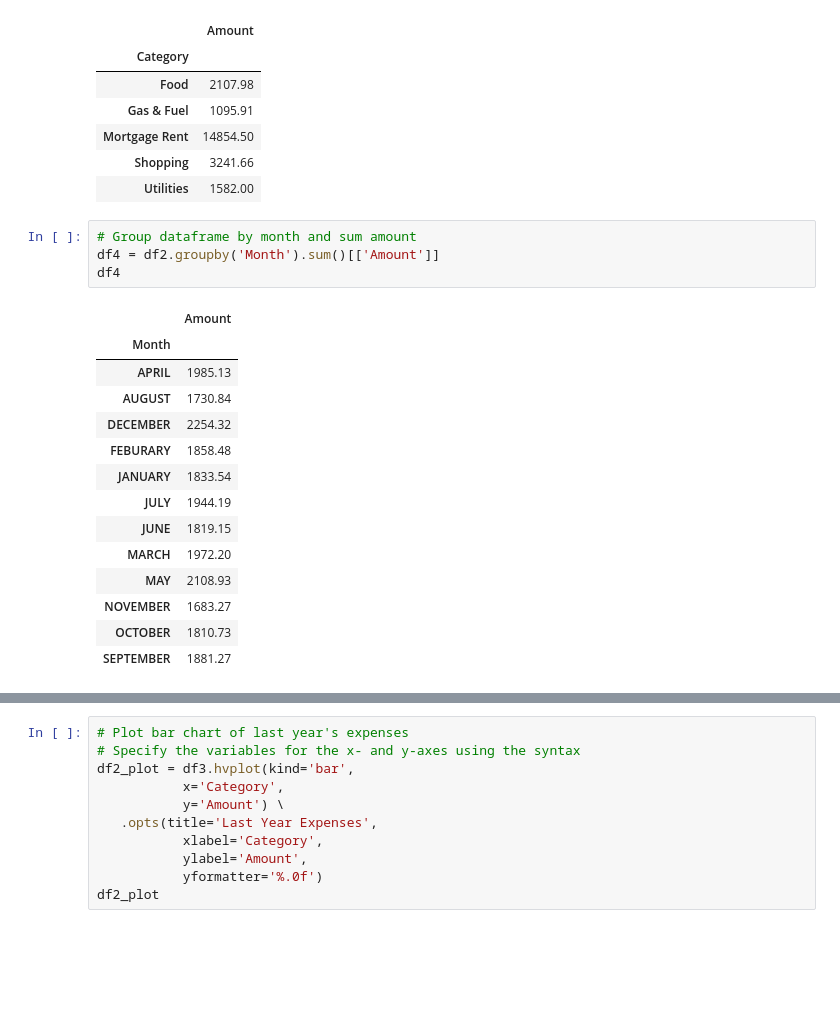
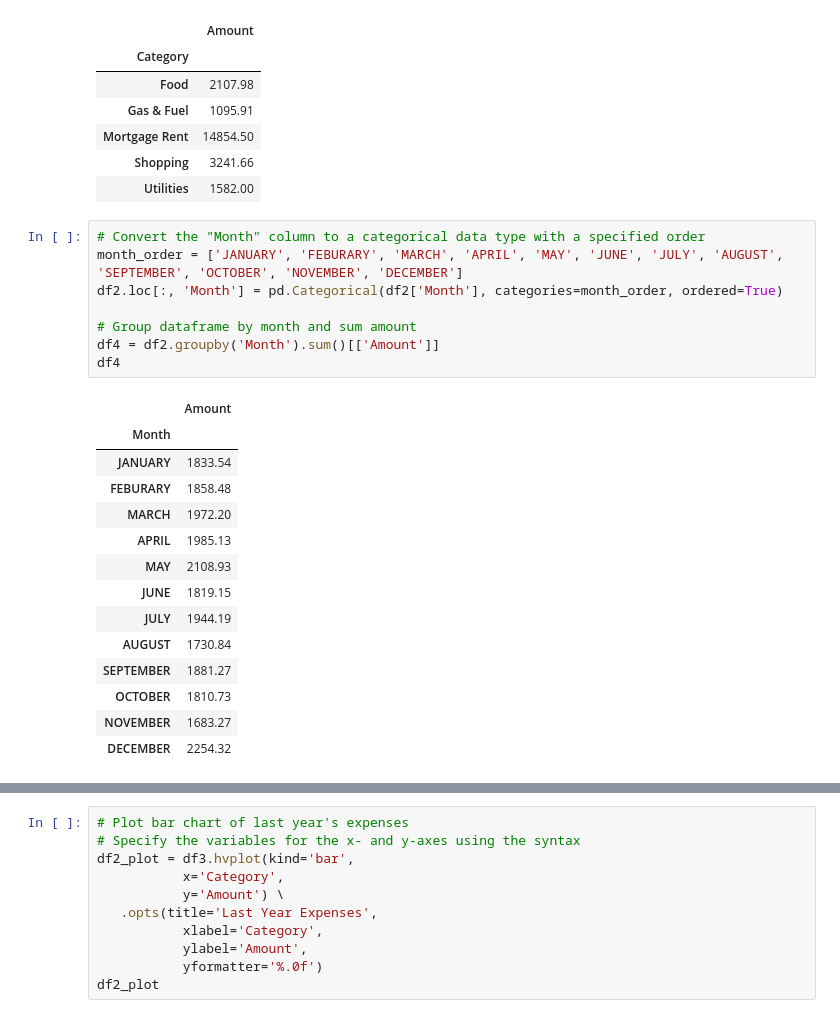
Before and after one commit to AnvithaChaluvadi/Personal-Finance-Management-Tool_Project1, a Jupyter notebook: finance_tool.ipynb, the cells around one changed output, grey strips where cells are left out. Saved outputs shown, nothing was run; the diff lists cells and outputs as text; blank space fills up the shorter version.

Commit message:
fixed the order of months and added owura's updates

```diff
--- a/finance_tool.ipynb
+++ b/finance_tool.ipynb
@@ -212,23 +212,27 @@ df3
 | Mortgage Rent | 14854.50 |
 | Shopping | 3241.66 |
 | Utilities | 1582.00 |
-# %%
-# Group dataframe by month and sum amount
-df4 = df2.groupby('Month').sum()[['Amount']]
-df4
-# %% [output]
-|  | Amount |
-| Month |  |
-| APRIL | 1985.13 |
-| AUGUST | 1730.84 |
-| DECEMBER | 2254.32 |
-| FEBURARY | 1858.48 |
-| JANUARY | 1833.54 |
-| JULY | 1944.19 |
-| JUNE | 1819.15 |
-| MARCH | 1972.20 |
-| MAY | 2108.93 |
-| NOVEMBER | 1683.27 |
-| OCTOBER | 1810.73 |
-| SEPTEMBER | 1881.27 |
+# %%
+# Convert the "Month" column to a categorical data type with a specified order
+month_order = ['JANUARY', 'FEBURARY', 'MARCH', 'APRIL', 'MAY', 'JUNE', 'JULY', 'AUGUST', 'SEPTEMBER', 'OCTOBER', 'NOVEMBER', 'DECEMBER']
+df2.loc[:, 'Month'] = pd.Categorical(df2['Month'], categories=month_order, ordered=True)
+
+# Group dataframe by month and sum amount
+df4 = df2.groupby('Month').sum()[['Amount']]
+df4
+# %% [output]
+|  | Amount |
+| Month |  |
+| JANUARY | 1833.54 |
+| FEBURARY | 1858.48 |
+| MARCH | 1972.20 |
+| APRIL | 1985.13 |
+| MAY | 2108.93 |
+| JUNE | 1819.15 |
+| JULY | 1944.19 |
+| AUGUST | 1730.84 |
+| SEPTEMBER | 1881.27 |
+| OCTOBER | 1810.73 |
+| NOVEMBER | 1683.27 |
+| DECEMBER | 2254.32 |
 # %%
```
Also changed, not shown: parts of 10 cells of this notebook, 2 other files.
